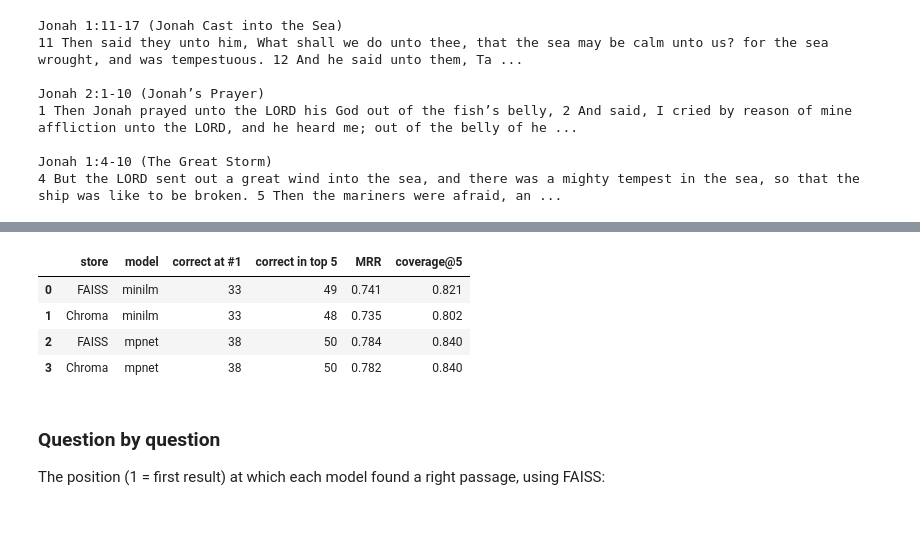
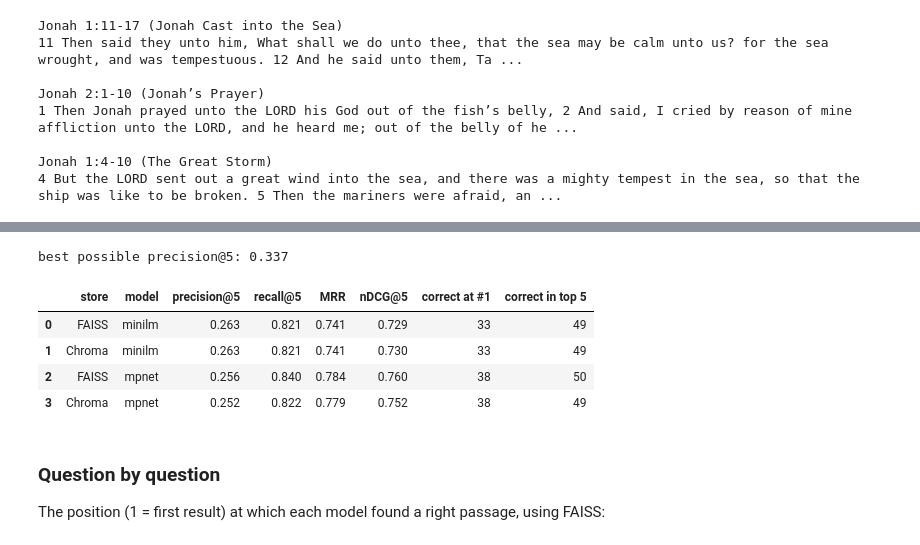
Before and after one commit to Gifted199/KJV-Bible-web-app, a Jupyter notebook: RAG_Retrieval_walkthrough.ipynb, the cells around one changed output, grey strips where cells are left out. Drawn from its saved outputs; the diff is of its cells as text; code cells hidden in the pictures.

Commit message:
Add bi-encoder and cross-encoder reranking; evaluate with precision, recall, MRR and nDCG

```diff
--- a/RAG_Retrieval_walkthrough.ipynb
+++ b/RAG_Retrieval_walkthrough.ipynb
@@ -274,20 +280,22 @@ Each search returns a ranked list of passages. We check **where the right passag
 # %%
 import pandas as pd
 
-questions = evaluation.load_test_questions(f"{DATA_DIR}/test_questions.json")
+questions = evaluation.load_test_questions(f"{DATA_DIR}/test_questions.json", parents)
+print("best possible precision@5:", round(sum(min(5, q["relevant_passages"]) / 5 for q in questions) / len(questions), 3))
 
 rows, details = [], {}
 for (store, name), retriever in retrievers.items():
     scores, details[(store, name)] = evaluation.evaluate(lambda q: parents_for(retriever.search(q, 50), parents_by_id, k=10), questions)
     rows.append({"store": store, "model": name, **scores})
 
 pd.DataFrame(rows)
 # %% [output]
+best possible precision@5: 0.337
-|  | store | model | correct at #1 | correct in top 5 | MRR | coverage@5 |
-| 0 | FAISS | minilm | 33 | 49 | 0.741 | 0.821 |
-| 1 | Chroma | minilm | 33 | 48 | 0.735 | 0.802 |
-| 2 | FAISS | mpnet | 38 | 50 | 0.784 | 0.840 |
-| 3 | Chroma | mpnet | 38 | 50 | 0.782 | 0.840 |
+|  | store | model | precision@5 | recall@5 | MRR | nDCG@5 | correct at #1 | correct in top 5 |
+| 0 | FAISS | minilm | 0.263 | 0.821 | 0.741 | 0.729 | 33 | 49 |
+| 1 | Chroma | minilm | 0.263 | 0.821 | 0.741 | 0.730 | 33 | 49 |
+| 2 | FAISS | mpnet | 0.256 | 0.840 | 0.784 | 0.760 | 38 | 50 |
+| 3 | Chroma | mpnet | 0.252 | 0.822 | 0.779 | 0.752 | 38 | 49 |
 # %% [markdown]
 ### Question by question
 
```
Also changed, not shown: parts of 17 cells of this notebook, 6 other files.
